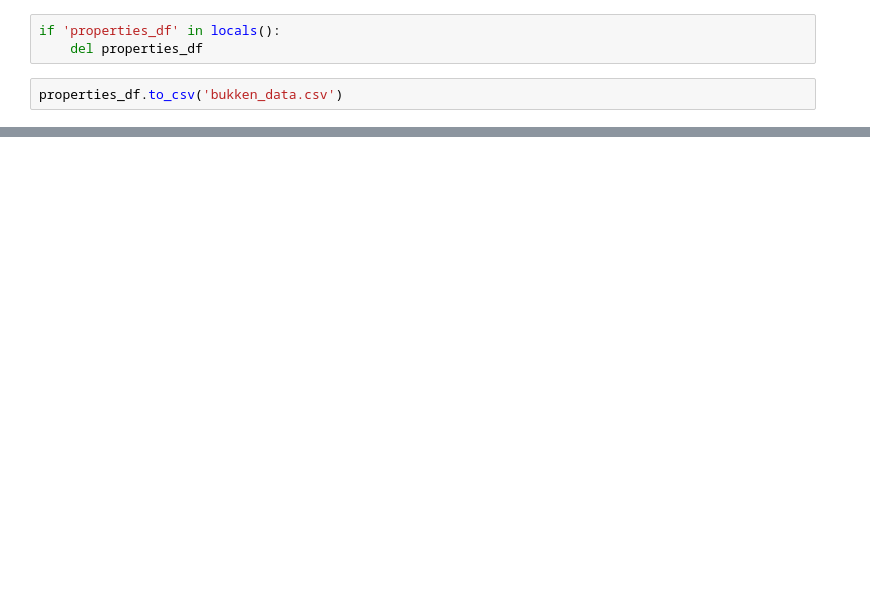
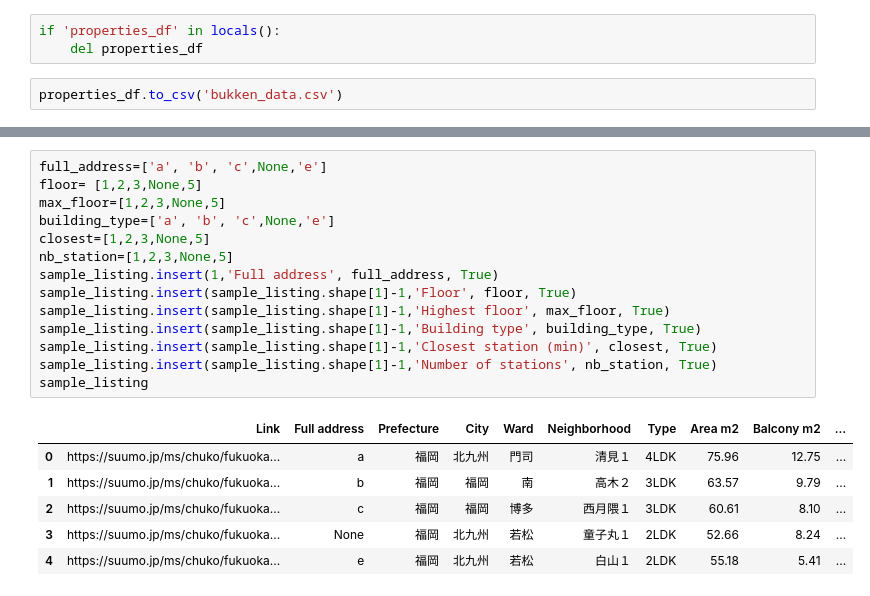
Before and after one commit to Iruka-jp/fudoinvest, a Jupyter notebook: bukken_scrapper.ipynb, the cells around one changed output, grey strips where cells are left out. Drawn from its saved outputs; the diff is of its cells as text; blank space fills up the shorter version.

```diff
--- a/bukken_scrapper.ipynb
+++ b/bukken_scrapper.ipynb
@@ -195,0 +329,21 @@ properties_df.to_csv('bukken_data.csv')
+# %%
+full_address=['a', 'b', 'c',None,'e']
+floor= [1,2,3,None,5]
+max_floor=[1,2,3,None,5]
+building_type=['a', 'b', 'c',None,'e']
+closest=[1,2,3,None,5]
+nb_station=[1,2,3,None,5]
+sample_listing.insert(1,'Full address', full_address, True)
+sample_listing.insert(sample_listing.shape[1]-1,'Floor', floor, True)
+sample_listing.insert(sample_listing.shape[1]-1,'Highest floor', max_floor, True)
+sample_listing.insert(sample_listing.shape[1]-1,'Building type', building_type, True)
+sample_listing.insert(sample_listing.shape[1]-1,'Closest station (min)', closest, True)
+sample_listing.insert(sample_listing.shape[1]-1,'Number of stations', nb_station, True)
+sample_listing
+# %% [output]
+|  | Link | Full address | Prefecture | City | Ward | Neighborhood | Type | Area m2 | Balcony m2 | ... |
+| 0 | https://suumo.jp/ms/chuko/fukuoka... | a | 福岡 | 北九州 | 門司 | 清見１ | 4LDK | 75.96 | 12.75 | ... |
+| 1 | https://suumo.jp/ms/chuko/fukuoka... | b | 福岡 | 福岡 | 南 | 高木２ | 3LDK | 63.57 | 9.79 | ... |
+| 2 | https://suumo.jp/ms/chuko/fukuoka... | c | 福岡 | 福岡 | 博多 | 西月隈１ | 3LDK | 60.61 | 8.10 | ... |
+| 3 | https://suumo.jp/ms/chuko/fukuoka... | None | 福岡 | 北九州 | 若松 | 童子丸１ | 2LDK | 52.66 | 8.24 | ... |
+| 4 | https://suumo.jp/ms/chuko/fukuoka... | e | 福岡 | 北九州 | 若松 | 白山１ | 2LDK | 55.18 | 5.41 | ... |
```
Also changed, not shown: parts of 40 cells of this notebook, 1 other file.
